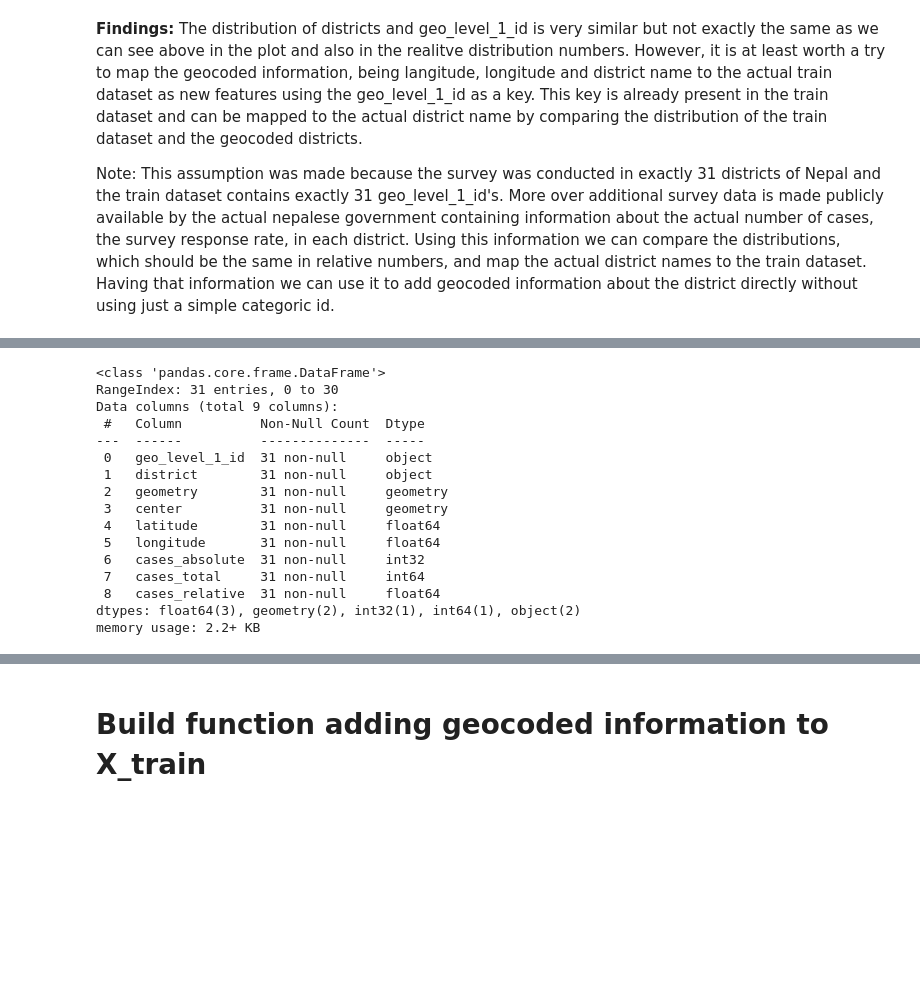
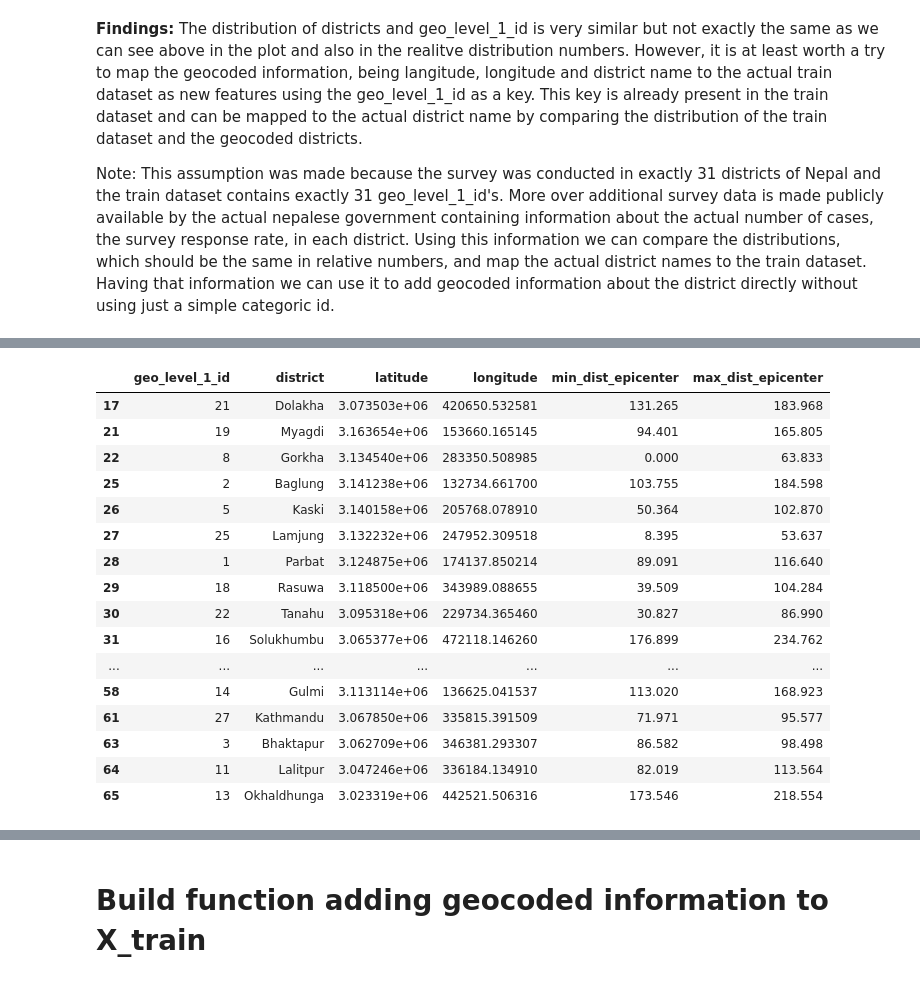
Before and after one commit to nina-prog/richters-predictor-modeling-earthquake-damage, a Jupyter notebook: notebooks/week06/week06-geo-level-mapping.ipynb, the cells around one changed output, grey strips where cells are left out. Cells and saved outputs as stored; diff of their text form; code cells hidden in the pictures; blank space fills up the shorter version.

```diff
--- a/notebooks/week06/week06-geo-level-mapping.ipynb
+++ b/notebooks/week06/week06-geo-level-mapping.ipynb
@@ -237,3 +372,9 @@ plt.show()
 **Findings:** The distribution of districts and geo_level_1_id is very similar but not exactly the same as we can see above in the plot and also in the realitve distribution numbers. However, it is at least worth a try to map the geocoded information, being langitude, longitude and district name to the actual train dataset as new features using the geo_level_1_id as a key. This key is already present in the train dataset and can be mapped to the actual district name by comparing the distribution of the train dataset and the geocoded districts.
 
 Note: This assumption was made because the survey was conducted in exactly 31 districts of Nepal and the train dataset contains exactly 31 geo_level_1_id's. More over additional survey data is made publicly available by the actual nepalese government containing information about the actual number of cases, the survey response rate, in each district. Using this information we can compare the distributions, which should be the same in relative numbers, and map the actual district names to the train dataset. Having that information we can use it to add geocoded information about the district directly without using just a simple categoric id.
+# %%
+# Save mapping of district name, dcode to geo_level_1_id
+district_mapping = pd.concat([df_survey_stats["district"], X_train_count["geo_level_1_id"]], axis=1)
+# %%
+# Convert to dict for mapping of geo_level_1_id to district name
+district_mapping_dict = district_mapping.set_index("district").to_dict()["geo_level_1_id"]
@@ -249,19 +402,0 @@ geocoded_districts = geocoded_districts[new_cols]
-# %%
-geocoded_districts.info()
-# %% [output]
-<class 'pandas.core.frame.DataFrame'>
-RangeIndex: 31 entries, 0 to 30
-Data columns (total 9 columns):
- #   Column          Non-Null Count  Dtype
----  ------          --------------  -----
- 0   geo_level_1_id  31 non-null     object
- 1   district        31 non-null     object
- 2   geometry        31 non-null     geometry
- 3   center          31 non-null     geometry
- 4   latitude        31 non-null     float64
- 5   longitude       31 non-null     float64
- 6   cases_absolute  31 non-null     int32
- 7   cases_total     31 non-null     int64
- 8   cases_relative  31 non-null     float64
-dtypes: float64(3), geometry(2), int32(1), int64(1), object(2)
-memory usage: 2.2+ KB
@@ -270,0 +403,29 @@ geocoded_districts.to_csv("../../data/processed/geocoded_districts.csv", index=F
+# %%
+# Add geo_level_1_id to survey_stats as a key to merge with X_train
+df_survey_stats["geo_level_1_id"] = df_survey_stats["district"].map(district_mapping_dict)
+# Add geo_level_1_id to affected_geocoded_district as a key to merge with X_train
+geocoded_districts_affected["geo_level_1_id"] = geocoded_districts_affected["district"].map(district_mapping_dict)
+# %%
+# Move geo_level_1_id to the front of the DataFrame
+df_survey_stats = df_survey_stats.reindex(['geo_level_1_id', 'district', 'cases_absolute', 'cases_total', 'cases_relative'], axis=1)
+geocoded_districts_affected = geocoded_districts_affected.reindex(['geo_level_1_id', 'district', 'latitude', 'longitude', 'min_dist_epicenter', 'max_dist_epicenter'], axis=1)
+# %%
+geocoded_districts_affected
+# %% [output]
+|  | geo_level_1_id | district | latitude | longitude | min_dist_epicenter | max_dist_epicenter |
+| 17 | 21 | Dolakha | 3.073503e+06 | 420650.532581 | 131.265 | 183.968 |
+| 21 | 19 | Myagdi | 3.163654e+06 | 153660.165145 | 94.401 | 165.805 |
+| 22 | 8 | Gorkha | 3.134540e+06 | 283350.508985 | 0.000 | 63.833 |
+| 25 | 2 | Baglung | 3.141238e+06 | 132734.661700 | 103.755 | 184.598 |
+| 26 | 5 | Kaski | 3.140158e+06 | 205768.078910 | 50.364 | 102.870 |
+| 27 | 25 | Lamjung | 3.132232e+06 | 247952.309518 | 8.395 | 53.637 |
+| 28 | 1 | Parbat | 3.124875e+06 | 174137.850214 | 89.091 | 116.640 |
+| 29 | 18 | Rasuwa | 3.118500e+06 | 343989.088655 | 39.509 | 104.284 |
+| 30 | 22 | Tanahu | 3.095318e+06 | 229734.365460 | 30.827 | 86.990 |
+| 31 | 16 | Solukhumbu | 3.065377e+06 | 472118.146260 | 176.899 | 234.762 |
+| ... | ... | ... | ... | ... | ... | ... |
+| 58 | 14 | Gulmi | 3.113114e+06 | 136625.041537 | 113.020 | 168.923 |
+| 61 | 27 | Kathmandu | 3.067850e+06 | 335815.391509 | 71.971 | 95.577 |
+| 63 | 3 | Bhaktapur | 3.062709e+06 | 346381.293307 | 86.582 | 98.498 |
+| 64 | 11 | Lalitpur | 3.047246e+06 | 336184.134910 | 82.019 | 113.564 |
+| 65 | 13 | Okhaldhunga | 3.023319e+06 | 442521.506316 | 173.546 | 218.554 |
```
Also changed, not shown: parts of 32 cells of this notebook, 6 other files.
